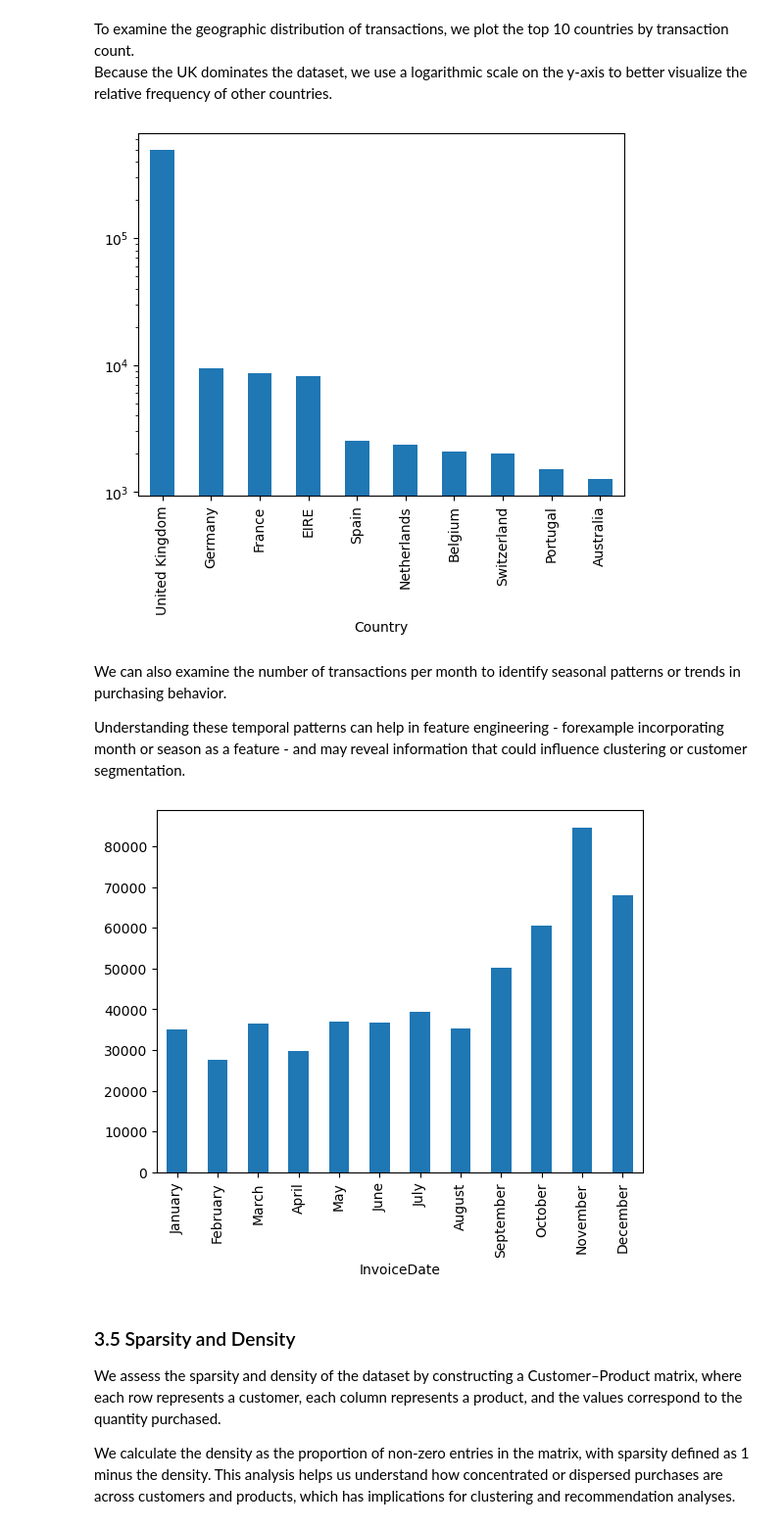
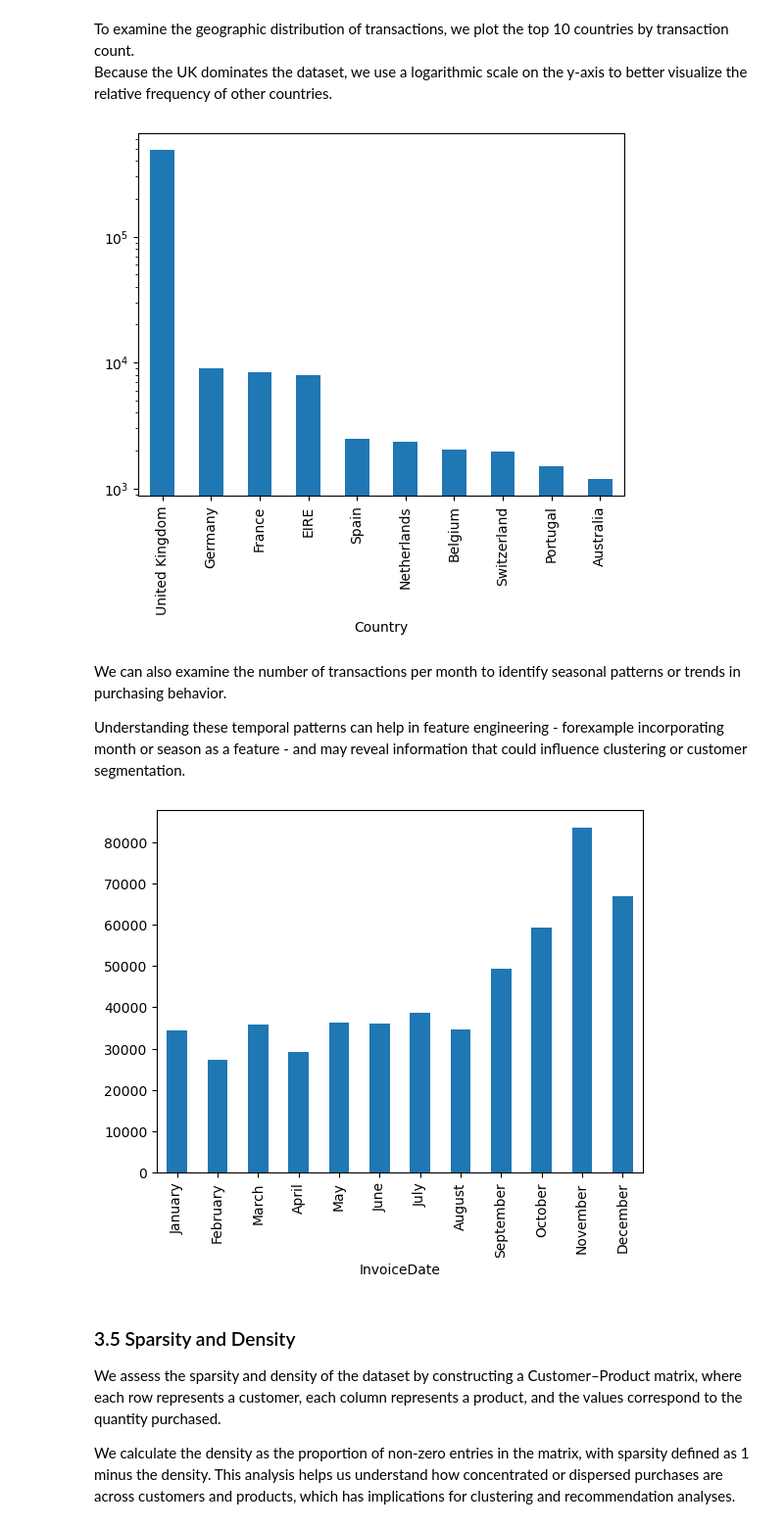
Before and after one commit to NouRALsaidD/data_mining_2026, a Jupyter notebook: data_mining_project_template.ipynb, the cells around one changed output. Shown at 98% size. Cells and saved outputs as stored; diff of their text form; code cells hidden in the pictures.

```diff
--- a/data_mining_project_template.ipynb
+++ b/data_mining_project_template.ipynb
@@ -294,22 +321,22 @@ To examine the geographic distribution of transactions, we plot the top 10 count
 Because the UK dominates the dataset, we use a logarithmic scale on the y-axis to better visualize the relative frequency of other countries.
 # %%
 # Country Distribution (top 10)
-data["Country"].value_counts().head(10).plot(kind="bar")
+data_clean["Country"].value_counts().head(10).plot(kind="bar")
 plt.yscale("log")
 plt.show()
 # %% [output]
-[figure, old version]
+[figure, new version]
 # %% [markdown]
 We can also examine the number of transactions per month to identify seasonal patterns or trends in purchasing behavior. <br>
 
 Understanding these temporal patterns can help in feature engineering - forexample incorporating month or season as a feature - and may reveal information that could influence clustering or customer segmentation.
 # %%
 # Distributions of data in regards to time
-data["InvoiceDate"] = pd.to_datetime(data["InvoiceDate"])
-data["InvoiceDate"].dt.month_name().value_counts().reindex(["January", "February", "March", "April", "May", "June", "July", "August", "September", "October", "November", "December"]).plot(kind="bar")
+data_clean["InvoiceDate"] = pd.to_datetime(data_clean["InvoiceDate"])
+data_clean["InvoiceDate"].dt.month_name().value_counts().reindex(["January", "February", "March", "April", "May", "June", "July", "August", "September", "October", "November", "December"]).plot(kind="bar")
 plt.show()
 # %% [output]
-[figure, old version]
+[figure, new version]
 # %% [markdown]
 ### 3.5 Sparsity and Density
 We assess the sparsity and density of the dataset by constructing a Customer–Product matrix, where each row represents a customer, each column represents a product, and the values correspond to the quantity purchased. <br>
```
Also changed, not shown: parts of 76 cells of this notebook.
